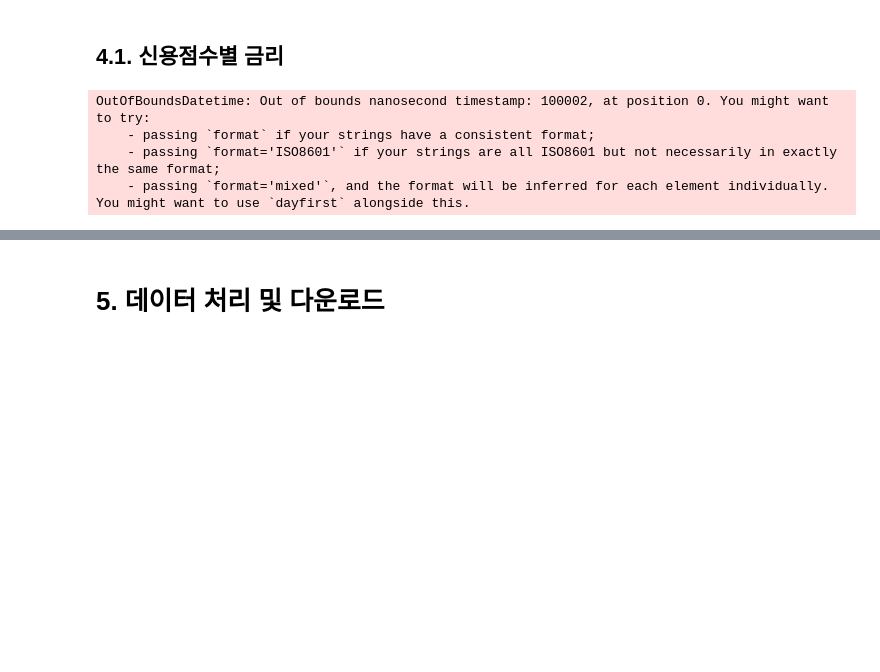
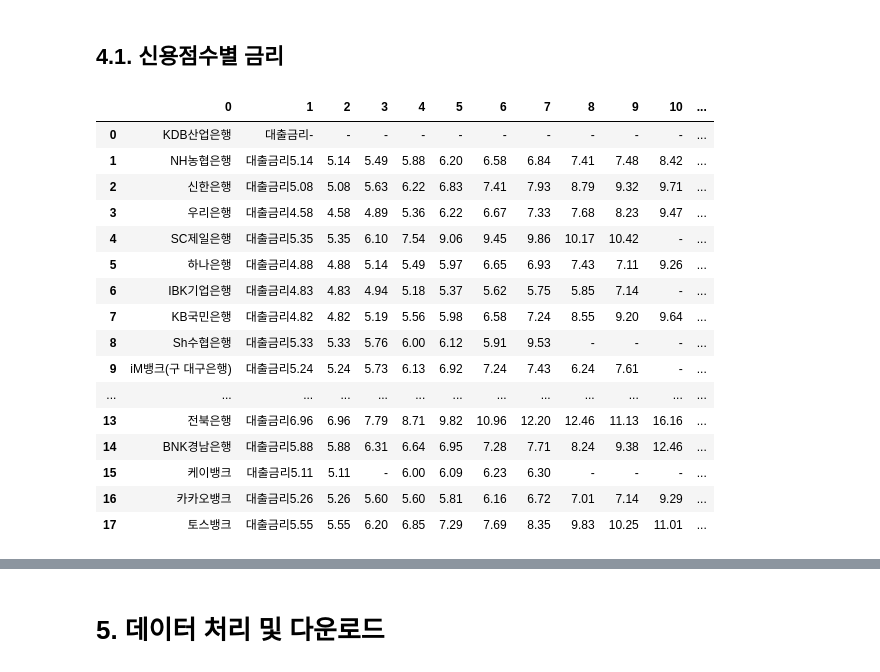
Before and after one commit to kty0307/Blog, a Jupyter notebook: SP_LOAN_INTRATE_DOWNLOAD.ipynb, the cells around one changed output, grey strips where cells are left out. Saved outputs shown, nothing was run; the diff lists cells and outputs as text; code cells hidden in the pictures; blank space fills up the shorter version.

```diff
--- a/SP_LOAN_INTRATE_DOWNLOAD.ipynb
+++ b/SP_LOAN_INTRATE_DOWNLOAD.ipynb
@@ -343,9 +343,33 @@ def bank_cs(year, month):
 
     df = pd.DataFrame(data)
 
+    df = df[[0,2,3,4,5,6,7,8,9,11]]
+
+    for col in [2,3,4,5,6,7,8,9,11]:
+      df[col] = pd.to_numeric(df[col], errors='coerce')
+
+
+
     return df
-# %% [output]
-OutOfBoundsDatetime: Out of bounds nanosecond timestamp: 100002, at position 0. You might want to try:
-    - passing `format` if your strings have a consistent format;
-    - passing `format='ISO8601'` if your strings are all ISO8601 but not necessarily in exactly the same format;
-    - passing `format='mixed'`, and the format will be inferred for each element individually. You might want to use `dayfirst` alongside this.
+# %%
+tmp = bank_cs(2024, 11)
+# %%
+tmp
+# %% [output]
+|  | 0 | 1 | 2 | 3 | 4 | 5 | 6 | 7 | 8 | 9 | 10 | ... |
+| 0 | KDB산업은행 | 대출금리- | - | - | - | - | - | - | - | - | - | ... |
+| 1 | NH농협은행 | 대출금리5.14 | 5.14 | 5.49 | 5.88 | 6.20 | 6.58 | 6.84 | 7.41 | 7.48 | 8.42 | ... |
+| 2 | 신한은행 | 대출금리5.08 | 5.08 | 5.63 | 6.22 | 6.83 | 7.41 | 7.93 | 8.79 | 9.32 | 9.71 | ... |
+| 3 | 우리은행 | 대출금리4.58 | 4.58 | 4.89 | 5.36 | 6.22 | 6.67 | 7.33 | 7.68 | 8.23 | 9.47 | ... |
+| 4 | SC제일은행 | 대출금리5.35 | 5.35 | 6.10 | 7.54 | 9.06 | 9.45 | 9.86 | 10.17 | 10.42 | - | ... |
+| 5 | 하나은행 | 대출금리4.88 | 4.88 | 5.14 | 5.49 | 5.97 | 6.65 | 6.93 | 7.43 | 7.11 | 9.26 | ... |
+| 6 | IBK기업은행 | 대출금리4.83 | 4.83 | 4.94 | 5.18 | 5.37 | 5.62 | 5.75 | 5.85 | 7.14 | - | ... |
+| 7 | KB국민은행 | 대출금리4.82 | 4.82 | 5.19 | 5.56 | 5.98 | 6.58 | 7.24 | 8.55 | 9.20 | 9.64 | ... |
+| 8 | Sh수협은행 | 대출금리5.33 | 5.33 | 5.76 | 6.00 | 6.12 | 5.91 | 9.53 | - | - | - | ... |
+| 9 | iM뱅크(구 대구은행) | 대출금리5.24 | 5.24 | 5.73 | 6.13 | 6.92 | 7.24 | 7.43 | 6.24 | 7.61 | - | ... |
+| ... | ... | ... | ... | ... | ... | ... | ... | ... | ... | ... | ... | ... |
+| 13 | 전북은행 | 대출금리6.96 | 6.96 | 7.79 | 8.71 | 9.82 | 10.96 | 12.20 | 12.46 | 11.13 | 16.16 | ... |
+| 14 | BNK경남은행 | 대출금리5.88 | 5.88 | 6.31 | 6.64 | 6.95 | 7.28 | 7.71 | 8.24 | 9.38 | 12.46 | ... |
+| 15 | 케이뱅크 | 대출금리5.11 | 5.11 | - | 6.00 | 6.09 | 6.23 | 6.30 | - | - | - | ... |
+| 16 | 카카오뱅크 | 대출금리5.26 | 5.26 | 5.60 | 5.60 | 5.81 | 6.16 | 6.72 | 7.01 | 7.14 | 9.29 | ... |
+| 17 | 토스뱅크 | 대출금리5.55 | 5.55 | 6.20 | 6.85 | 7.29 | 7.69 | 8.35 | 9.83 | 10.25 | 11.01 | ... |
```
Also changed, not shown: parts of 4 cells of this notebook.
